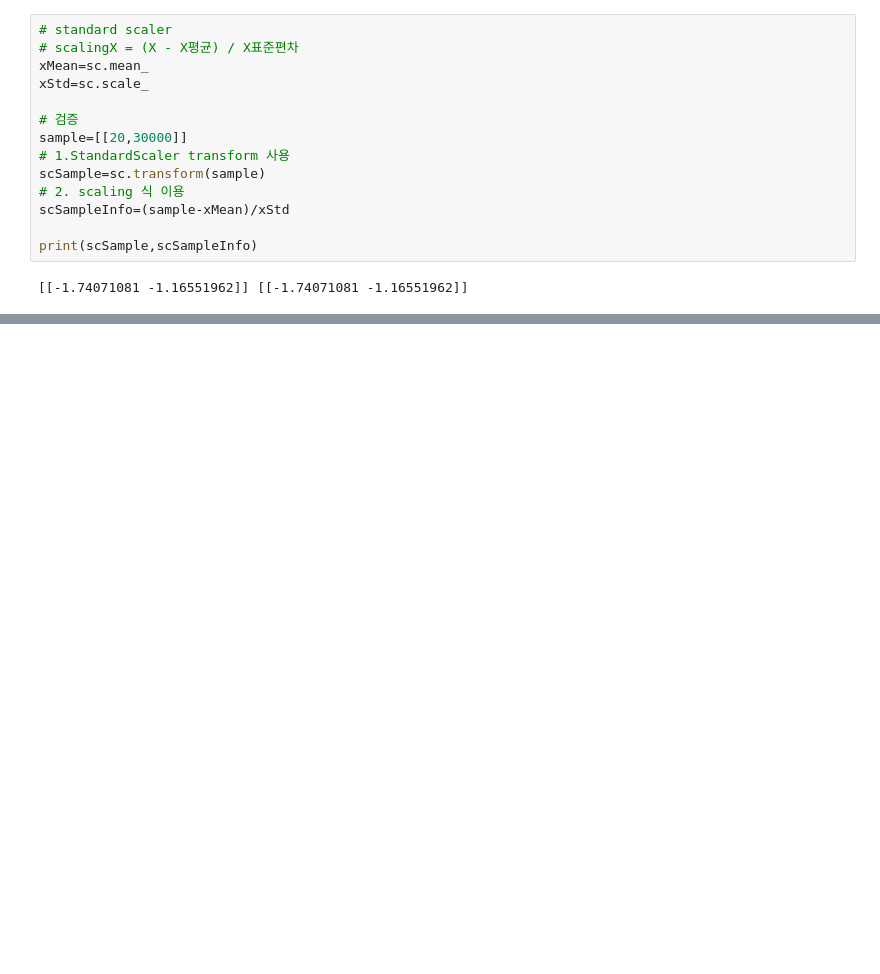
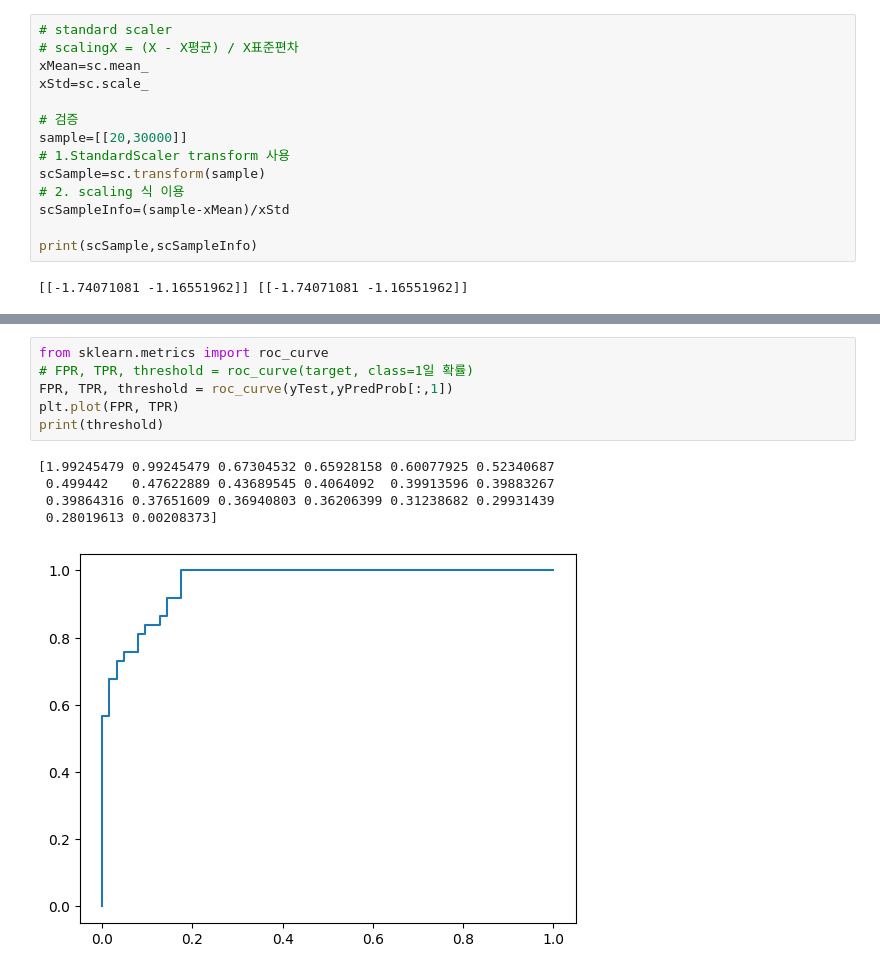
Before and after one commit to hanbinChae/Python-learning-univ, a Jupyter notebook: 머신러닝실습/10주차_LogisticRegression .ipynb, the cells around one changed output, grey strips where cells are left out. Cells and saved outputs as stored; diff of their text form; blank space fills up the shorter version.

```diff
--- a/머신러닝실습/10주차_LogisticRegression .ipynb
+++ b/머신러닝실습/10주차_LogisticRegression .ipynb
@@ -166,0 +224,12 @@ print(scSample,scSampleInfo)
+# %%
+from sklearn.metrics import roc_curve
+# FPR, TPR, threshold = roc_curve(target, class=1일 확률)
+FPR, TPR, threshold = roc_curve(yTest,yPredProb[:,1])
+plt.plot(FPR, TPR)
+print(threshold)
+# %% [output]
+[1.99245479 0.99245479 0.67304532 0.65928158 0.60077925 0.52340687
+ 0.499442   0.47622889 0.43689545 0.4064092  0.39913596 0.39883267
+ 0.39864316 0.37651609 0.36940803 0.36206399 0.31238682 0.29931439
+ 0.28019613 0.00208373]
+[figure, added]
```
Also changed, not shown: parts of 6 cells of this notebook.
